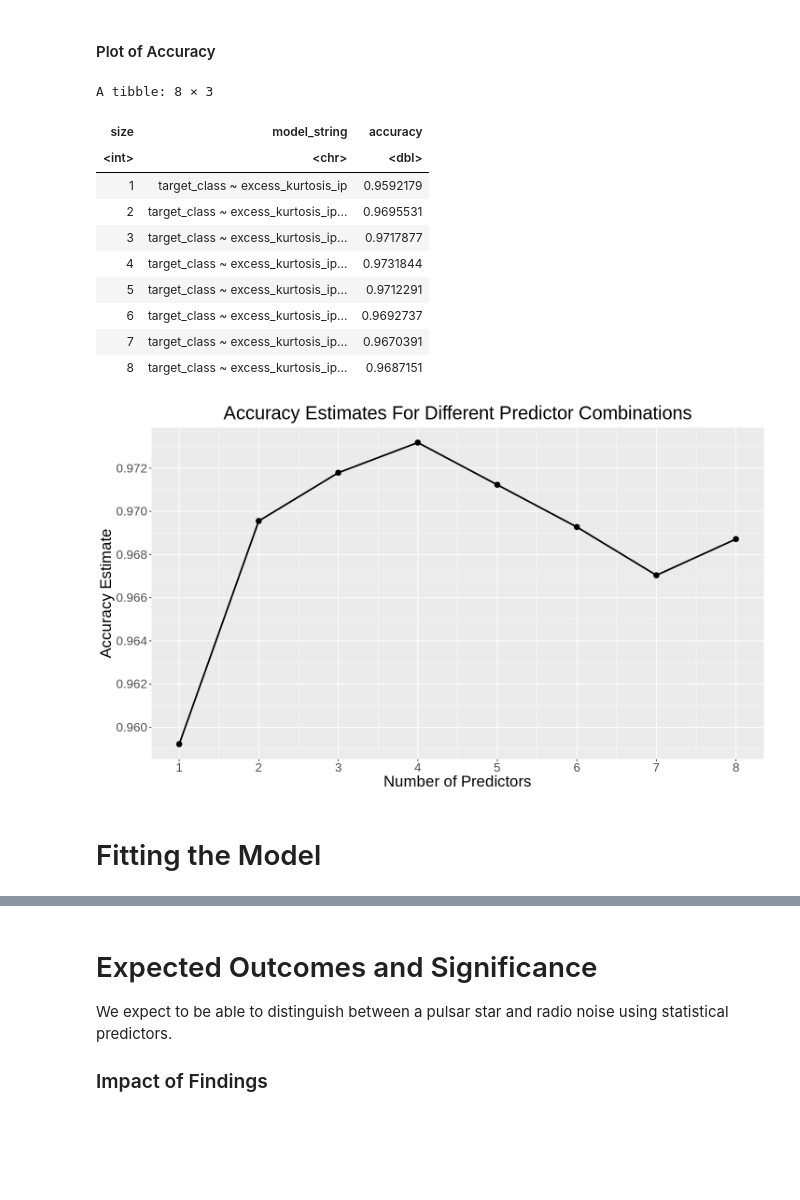
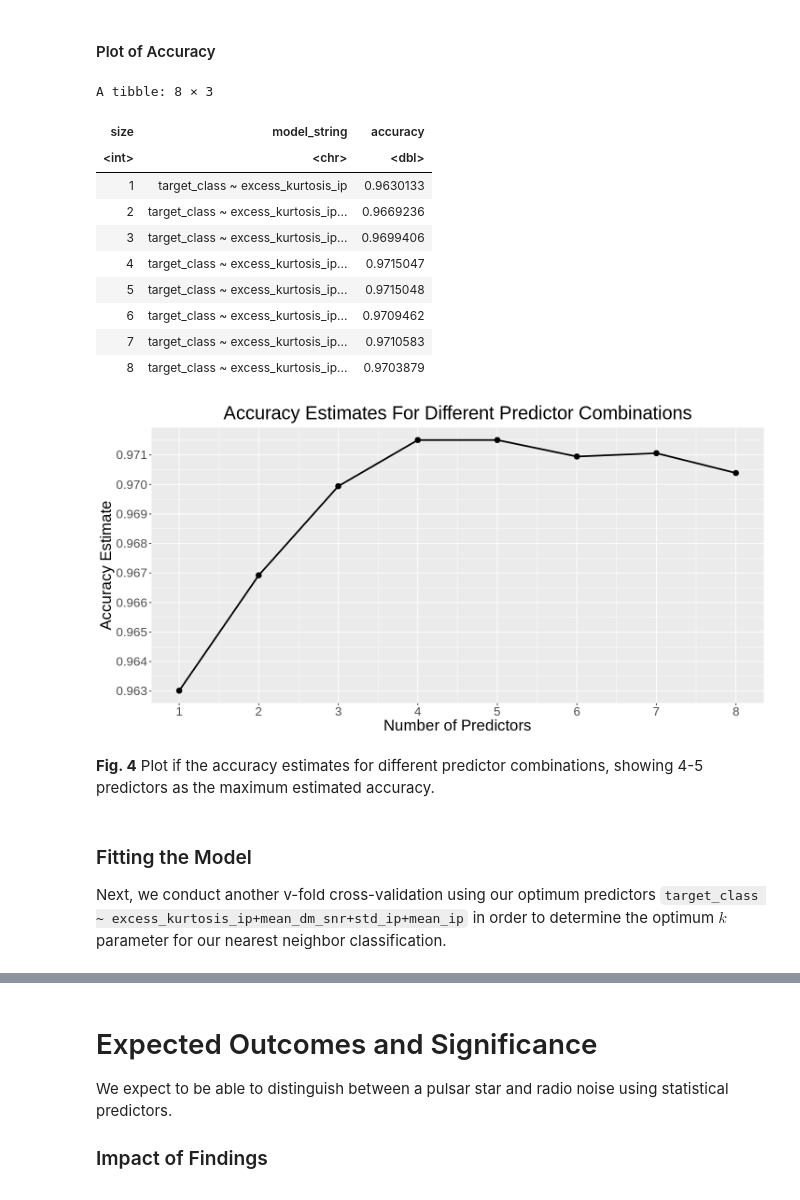
Before and after one commit to tccw/dsci100-group-project, a Jupyter notebook: group_report_pulsars.ipynb, the cells around one changed output, grey strips where cells are left out. Drawn from its saved outputs; the diff is of its cells as text; code cells hidden in the pictures; blank space fills up the shorter version.

Commit message:
upsample and predict

```diff
--- a/group_report_pulsars.ipynb
+++ b/group_report_pulsars.ipynb
@@ -119,7 +119,7 @@ The pulsar data is tidy, but it suffers from a large class imbalance: only ~9% o
 We believe our 60/40 train/test split is a good compromise between model speed and accuracy. We saw severe training slowdowns for training splits above 60% which is expected for KNN models with large underlying training sets and many potential predictors.
 # %%
 set.seed(1) # set the random seed so that sample_frac selects the same rows each run
-pulsar_split <- initial_split(pulsar_data_raw, prop = 0.2, strata = target_class)
+pulsar_split <- initial_split(pulsar_data_raw, prop = 0.5, strata = target_class)
 pulsar_train <- training(pulsar_split)
 pulsar_test <- testing(pulsar_split)
 # %%
@@ -319,33 +316,38 @@ Among other plots, we will use scatter plots colored by correct/incorrect predic
 # %% [markdown]
 #### Plot of Accuracy
 # %%
+options(repr.plot.width = 12, repr.plot.height = 6)
+
 accuracy_plots_num_predictors <- accuracies %>%
     ggplot(aes(x = size, y = accuracy)) +
         geom_line(size=1) + geom_point(size=3) +
         labs(x = "Number of Predictors", y = "Accuracy Estimate") +
-        scale_y_continuous("Accuracy Estimate", seq(0.94, 1.0, 0.002)) +
+        scale_y_continuous("Accuracy Estimate", seq(0.94, 1.0, 0.001)) +
         scale_x_continuous("Number of Predictors", c(1:8)) +
         ggtitle("Accuracy Estimates For Different Predictor Combinations") +
         theme(text = element_text(size=20),
               plot.title = element_text(hjust = 0.5))
 
 accuracy_plots_num_predictors
 accuracies
 # %% [output]
 A tibble: 8 × 3
 | size | model_string | accuracy |
 | <int> | <chr> | <dbl> |
-| 1 | target_class ~ excess_kurtosis_ip | 0.9592179 |
-| 2 | target_class ~ excess_kurtosis_ip... | 0.9695531 |
-| 3 | target_class ~ excess_kurtosis_ip... | 0.9717877 |
-| 4 | target_class ~ excess_kurtosis_ip... | 0.9731844 |
-| 5 | target_class ~ excess_kurtosis_ip... | 0.9712291 |
-| 6 | target_class ~ excess_kurtosis_ip... | 0.9692737 |
-| 7 | target_class ~ excess_kurtosis_ip... | 0.9670391 |
-| 8 | target_class ~ excess_kurtosis_ip... | 0.9687151 |
+| 1 | target_class ~ excess_kurtosis_ip | 0.9630133 |
+| 2 | target_class ~ excess_kurtosis_ip... | 0.9669236 |
+| 3 | target_class ~ excess_kurtosis_ip... | 0.9699406 |
+| 4 | target_class ~ excess_kurtosis_ip... | 0.9715047 |
+| 5 | target_class ~ excess_kurtosis_ip... | 0.9715048 |
+| 6 | target_class ~ excess_kurtosis_ip... | 0.9709462 |
+| 7 | target_class ~ excess_kurtosis_ip... | 0.9710583 |
+| 8 | target_class ~ excess_kurtosis_ip... | 0.9703879 |
-[figure, old version]
+[figure, new version]
-# %% [markdown]
-# Fitting the Model
+# %% [markdown]
+**Fig. 4** Plot if the accuracy estimates for different predictor combinations, showing 4-5 predictors as the maximum estimated accuracy.
+# %% [markdown]
+### Fitting the Model
+Next, we conduct another v-fold cross-validation using our optimum predictors `target_class ~ excess_kurtosis_ip+mean_dm_snr+std_ip+mean_ip` in order to determine the optimum $k$ parameter for our nearest neighbor classification.
 # %%
 #kknn specification with euclidean distance
 knn_spec <- nearest_neighbor(weight_func = "rectangular", neighbor = tune()) %>%
```
Also changed, not shown: parts of 10 cells of this notebook.
